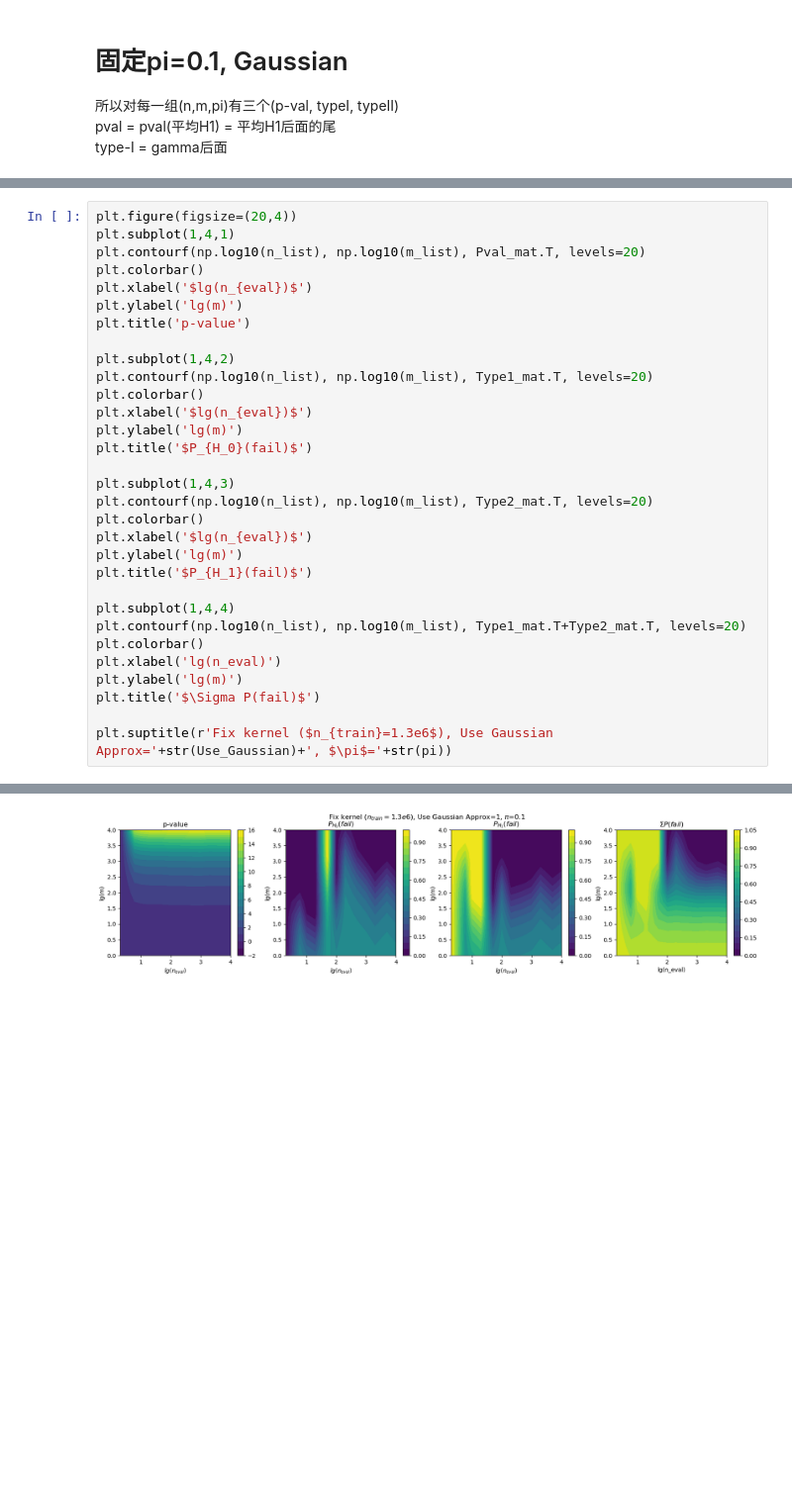
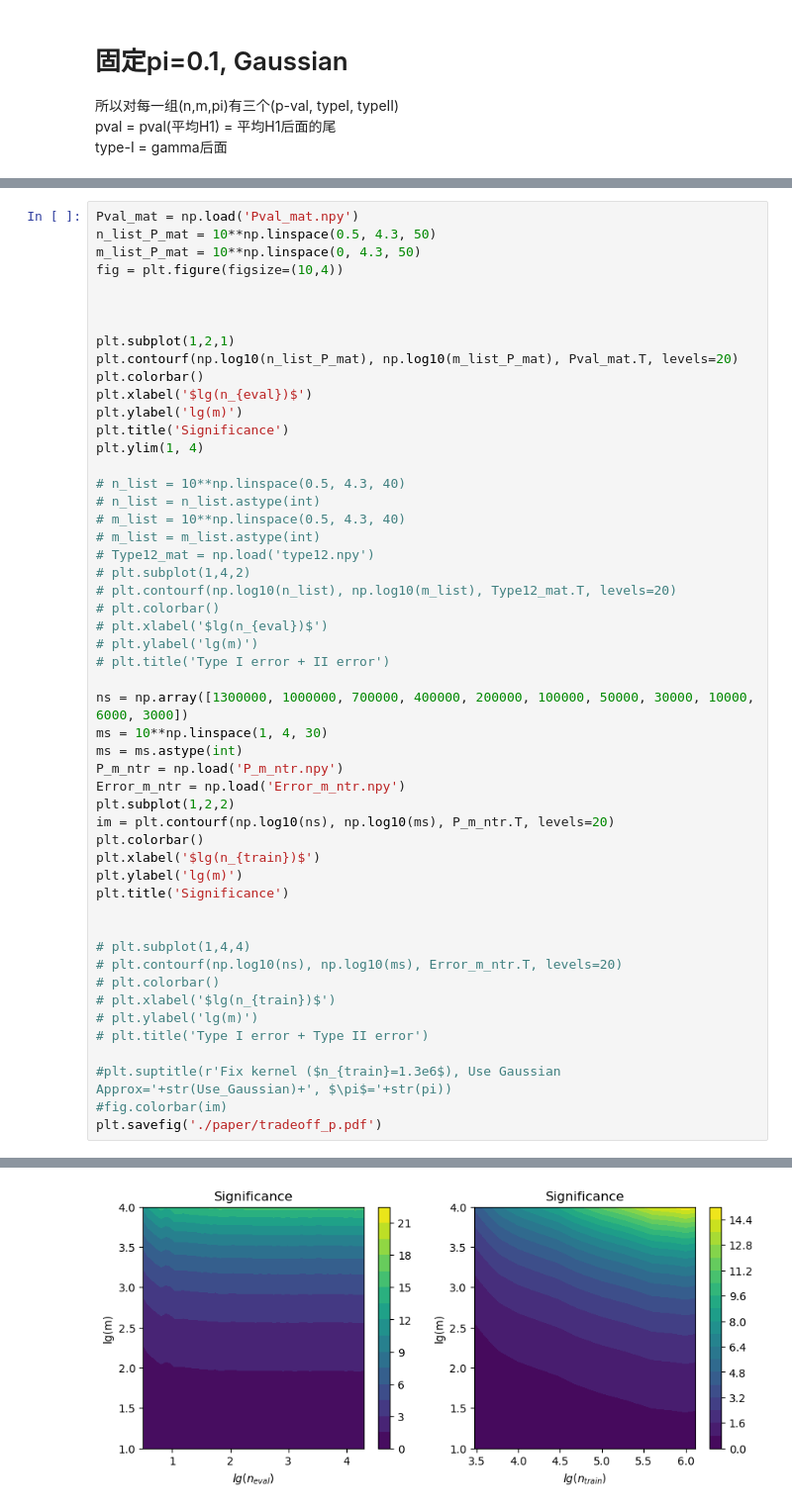
Before and after one commit to Sr-11/LFI, a Jupyter notebook: Higgs/trade_off_fix_ker.ipynb, the cells around one changed output, grey strips where cells are left out. Shown at 99% size. Drawn from its saved outputs; the diff is of its cells as text; blank space fills up the shorter version.

```diff
--- a/Higgs/trade_off_fix_ker.ipynb
+++ b/Higgs/trade_off_fix_ker.ipynb
@@ -284,32 +350,52 @@ Type2_mat /= repeat_sample_n_eval
 # %%
-plt.figure(figsize=(20,4))
-plt.subplot(1,4,1)
-plt.contourf(np.log10(n_list), np.log10(m_list), Pval_mat.T, levels=20)
+Pval_mat = np.load('Pval_mat.npy')
+n_list_P_mat = 10**np.linspace(0.5, 4.3, 50)
+m_list_P_mat = 10**np.linspace(0, 4.3, 50)
+fig = plt.figure(figsize=(10,4))
+
+
+
+plt.subplot(1,2,1)
+plt.contourf(np.log10(n_list_P_mat), np.log10(m_list_P_mat), Pval_mat.T, levels=20)
 plt.colorbar()
 plt.xlabel('$lg(n_{eval})$')
 plt.ylabel('lg(m)')
-plt.title('p-value')
+plt.title('Significance')
+plt.ylim(1, 4)
 
-plt.subplot(1,4,2)
-plt.contourf(np.log10(n_list), np.log10(m_list), Type1_mat.T, levels=20)
+# n_list = 10**np.linspace(0.5, 4.3, 40)
+# n_list = n_list.astype(int)
+# m_list = 10**np.linspace(0.5, 4.3, 40)
+# m_list = m_list.astype(int)
+# Type12_mat = np.load('type12.npy')
+# plt.subplot(1,4,2)
+# plt.contourf(np.log10(n_list), np.log10(m_list), Type12_mat.T, levels=20)
+# plt.colorbar()
+# plt.xlabel('$lg(n_{eval})$')
+# plt.ylabel('lg(m)')
+# plt.title('Type I error + II error')
+
+ns = np.array([1300000, 1000000, 700000, 400000, 200000, 100000, 50000, 30000, 10000, 6000, 3000])
+ms = 10**np.linspace(1, 4, 30)
+ms = ms.astype(int)
+P_m_ntr = np.load('P_m_ntr.npy')
+Error_m_ntr = np.load('Error_m_ntr.npy')
+plt.subplot(1,2,2)
+im = plt.contourf(np.log10(ns), np.log10(ms), P_m_ntr.T, levels=20)
 plt.colorbar()
-plt.xlabel('$lg(n_{eval})$')
+plt.xlabel('$lg(n_{train})$')
 plt.ylabel('lg(m)')
-plt.title('$P_{H_0}(fail)$')
+plt.title('Significance')
 
-plt.subplot(1,4,3)
-plt.contourf(np.log10(n_list), np.log10(m_list), Type2_mat.T, levels=20)
-plt.colorbar()
-plt.xlabel('$lg(n_{eval})$')
-plt.ylabel('lg(m)')
-plt.title('$P_{H_1}(fail)$')
 
-plt.subplot(1,4,4)
-plt.contourf(np.log10(n_list), np.log10(m_list), Type1_mat.T+Type2_mat.T, levels=20)
-plt.colorbar()
-plt.xlabel('lg(n_eval)')
-plt.ylabel('lg(m)')
-plt.title('$\Sigma P(fail)$')
+# plt.subplot(1,4,4)
+# plt.contourf(np.log10(ns), np.log10(ms), Error_m_ntr.T, levels=20)
+# plt.colorbar()
+# plt.xlabel('$lg(n_{train})$')
+# plt.ylabel('lg(m)')
+# plt.title('Type I error + Type II error')
 
-plt.suptitle(r'Fix kernel ($n_{train}=1.3e6$), Use Gaussian Approx='+str(Use_Gaussian)+', $\pi$='+str(pi))
+#plt.suptitle(r'Fix kernel ($n_{train}=1.3e6$), Use Gaussian Approx='+str(Use_Gaussian)+', $\pi$='+str(pi))
+#fig.colorbar(im)
+plt.savefig('./paper/tradeoff_p.pdf')
 # %% [output]
@@ -317 +402 @@ Text(0.5, 0.98, 'Fix kernel ($n_{train}=1.3e6$), Use Gaussian Approx=1, $\\pi$=0
-[figure, old version]
+[figure, new version]
```
Also changed, not shown: parts of 35 cells of this notebook, 58 other files.
